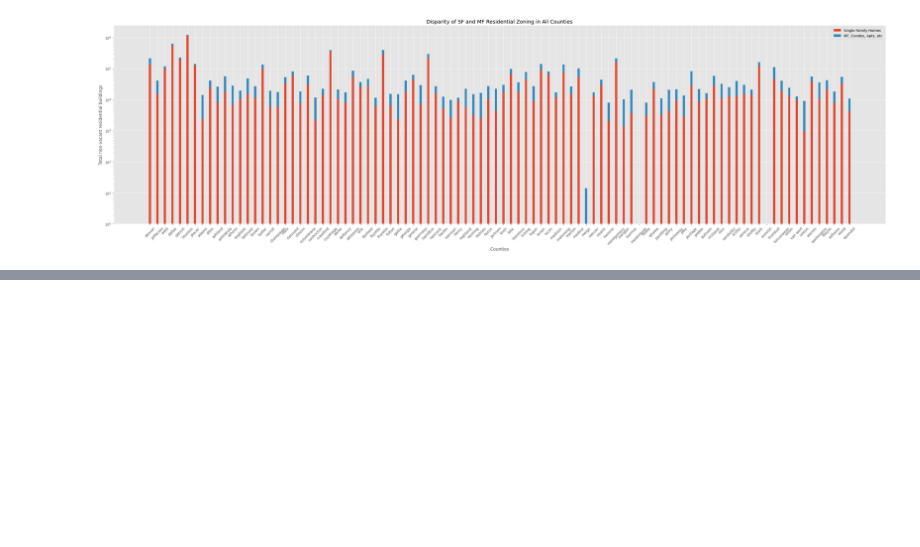
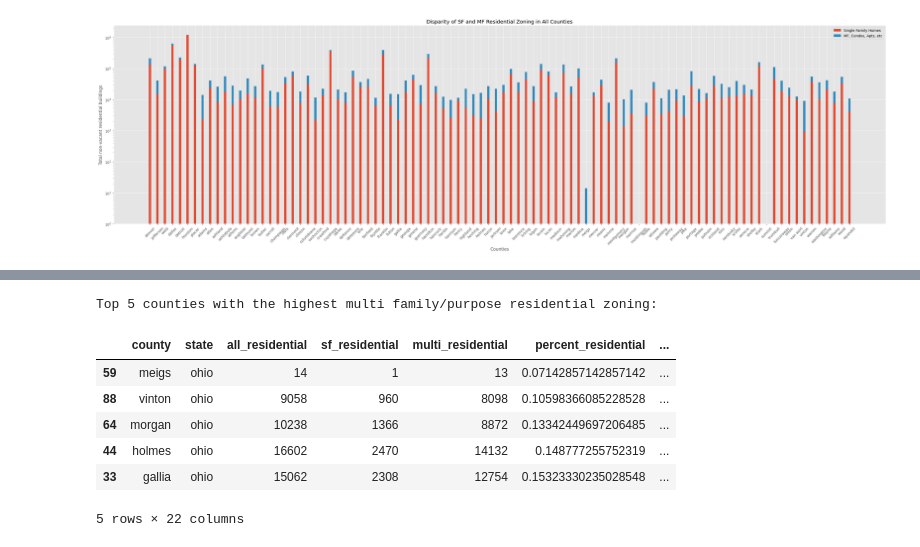
Before and after one commit to ashsProjects/Distributed_Analytics_of_US_Residential_Zoning, a Jupyter notebook: analysis.ipynb, the cells around one changed output, grey strips where cells are left out. Saved outputs shown, nothing was run; the diff lists cells and outputs as text; code cells hidden in the pictures; blank space fills up the shorter version.

```diff
--- a/analysis.ipynb
+++ b/analysis.ipynb
@@ -162,0 +183,14 @@ plt.subplots_adjust(left=0.0, right=1.0)
+# %%
+#sorted by highest multi-family/purpsose residential percentage
+df_sorted_multi = df.sort_values(by='percent_multi', ascending=False)
+print(f'Top 5 counties with the highest multi family/purpose residential zoning: ')
+df_sorted_multi.head(5)
+# %% [output]
+Top 5 counties with the highest multi family/purpose residential zoning:
+|  | county | state | all_residential | sf_residential | multi_residential | percent_residential | ... |
+| 59 | meigs | ohio | 14 | 1 | 13 | 0.07142857142857142 | ... |
+| 88 | vinton | ohio | 9058 | 960 | 8098 | 0.10598366085228528 | ... |
+| 64 | morgan | ohio | 10238 | 1366 | 8872 | 0.13342449697206485 | ... |
+| 44 | holmes | ohio | 16602 | 2470 | 14132 | 0.148777255752319 | ... |
+| 33 | gallia | ohio | 15062 | 2308 | 12754 | 0.15323330235028548 | ... |
+5 rows × 22 columns
```
Also changed, not shown: parts of 9 cells of this notebook.
